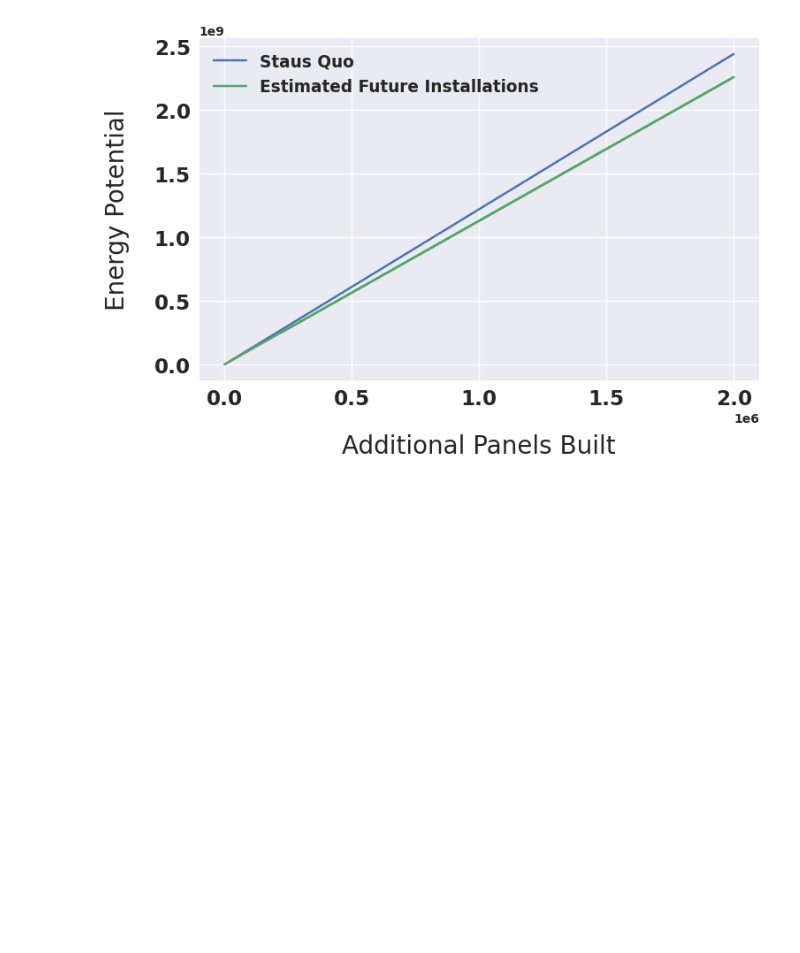
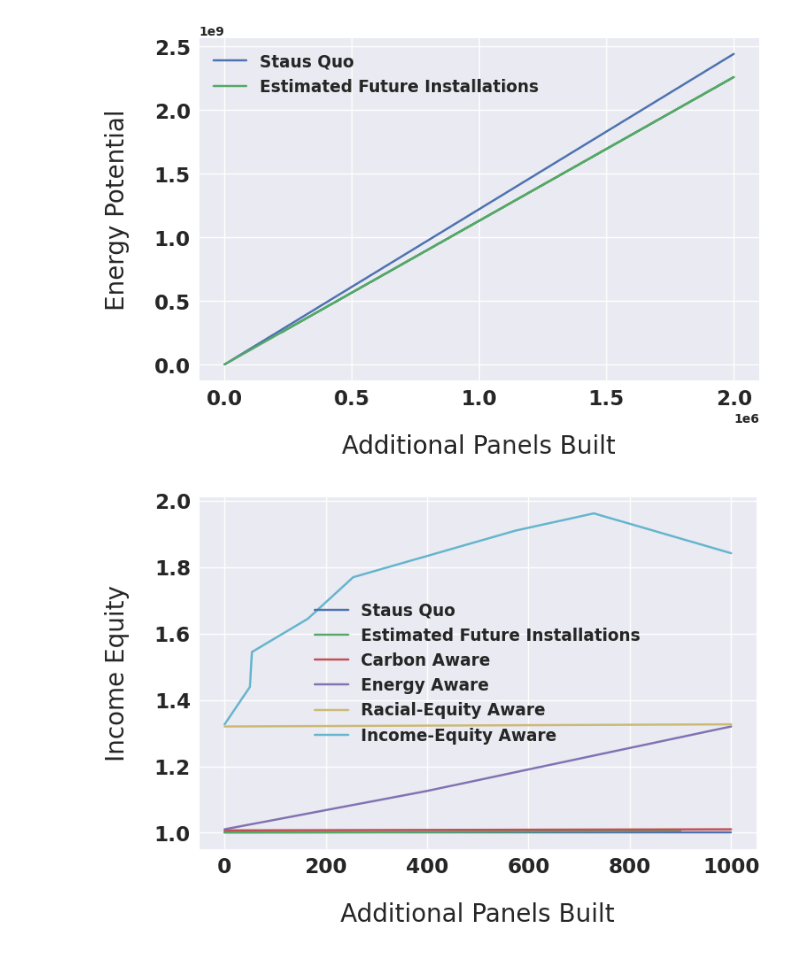
Before and after one commit to coopersigrist/SunSight, a Jupyter notebook: Examples/Projections.ipynb, the cells around one changed output. Saved outputs shown, nothing was run; the diff lists cells and outputs as text; code cells hidden in the pictures; blank space fills up the shorter version.

```diff
--- a/Examples/Projections.ipynb
+++ b/Examples/Projections.ipynb
@@ -42,3 +45,7 @@ plot_projections(projections, objective="Carbon Offset", fontsize=20)
 plot_projections(projections, objective="Energy Potential", fontsize=20)
 # %% [output]
 [figure]
+# %%
+plot_projections(projections, objective="Income Equity", fontsize=20)
+# %% [output]
+[figure, added]
```
Also changed, not shown: parts of 3 cells of this notebook, 1 other file.
